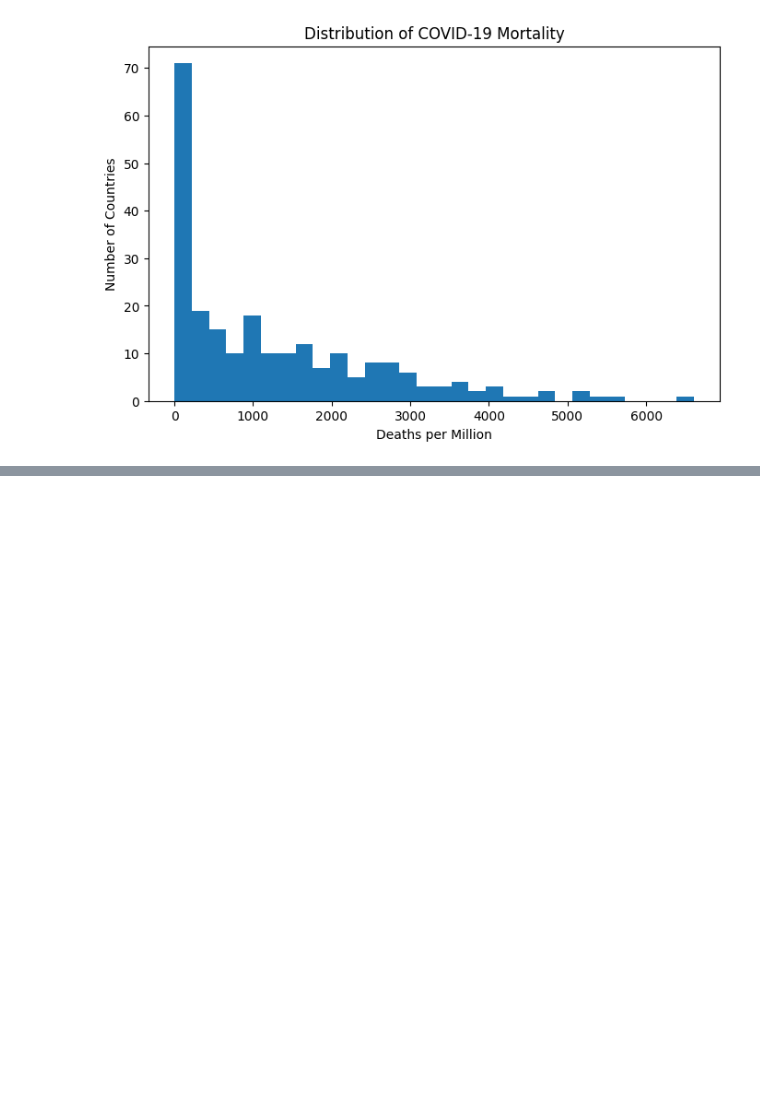
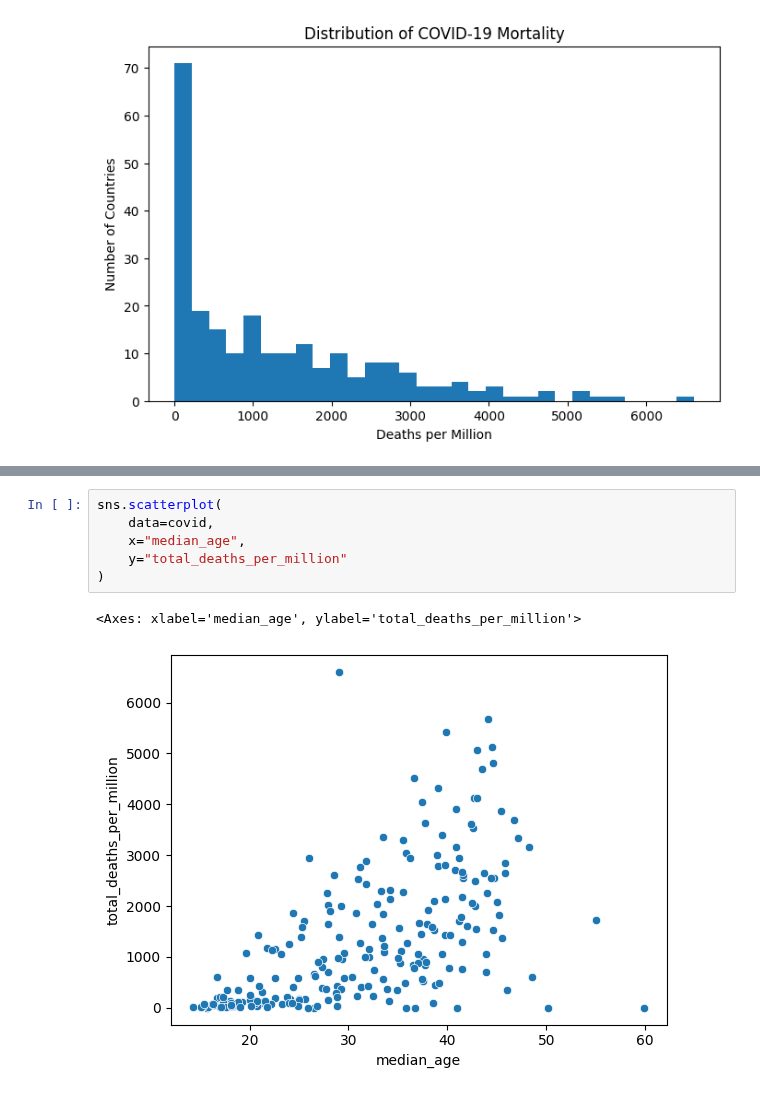
Before and after one commit to darylm910/CovidOWID_Cap2, a Jupyter notebook: notebooks/Covid_Exploratory_Data_Analysis.ipynb, the cells around one changed output, grey strips where cells are left out. Drawn from its saved outputs; the diff is of its cells as text; blank space fills up the shorter version.

Commit message:
Complete exploratory data analysis

```diff
--- a/notebooks/Covid_Exploratory_Data_Analysis.ipynb
+++ b/notebooks/Covid_Exploratory_Data_Analysis.ipynb
@@ -119,0 +298,9 @@ plt.show()
+# %%
+sns.scatterplot(
+    data=covid,
+    x="median_age",
+    y="total_deaths_per_million"
+)
+# %% [output]
+<Axes: xlabel='median_age', ylabel='total_deaths_per_million'>
+[figure, added]
```
Also changed, not shown: parts of 50 cells of this notebook.
